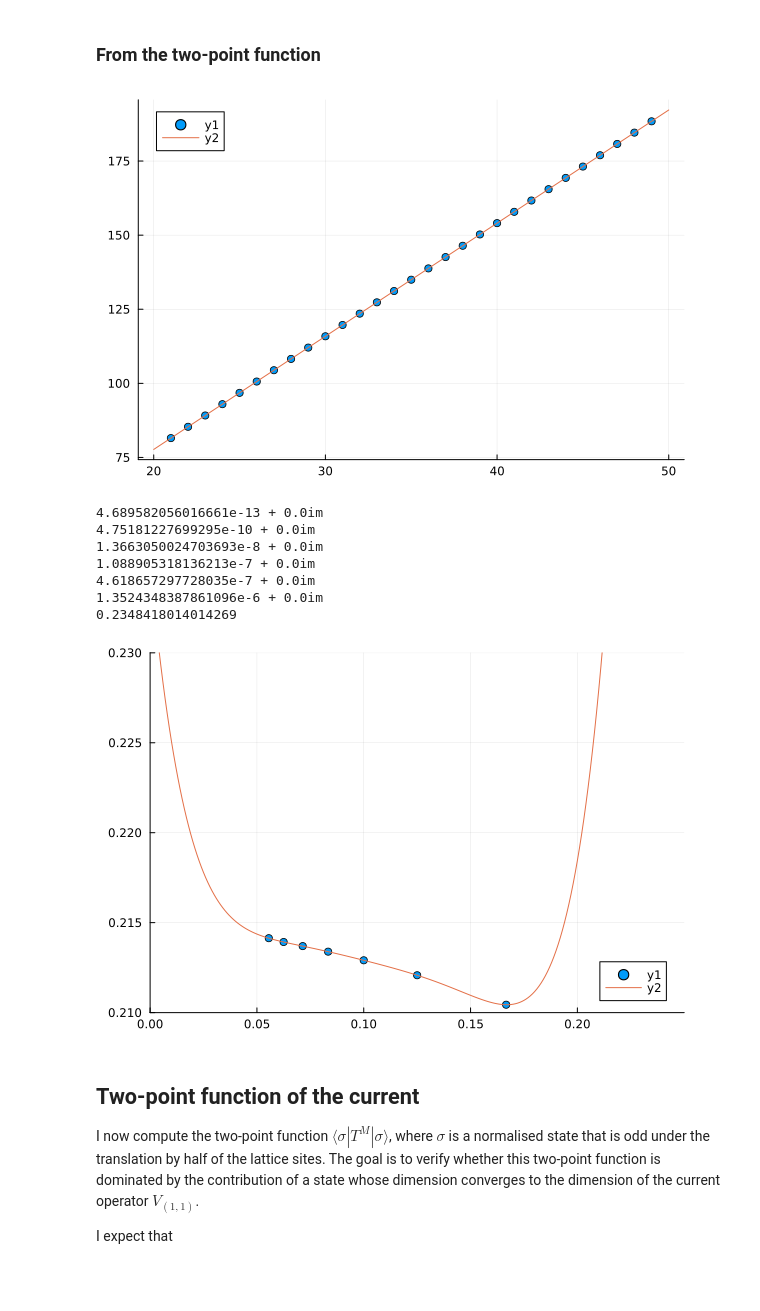
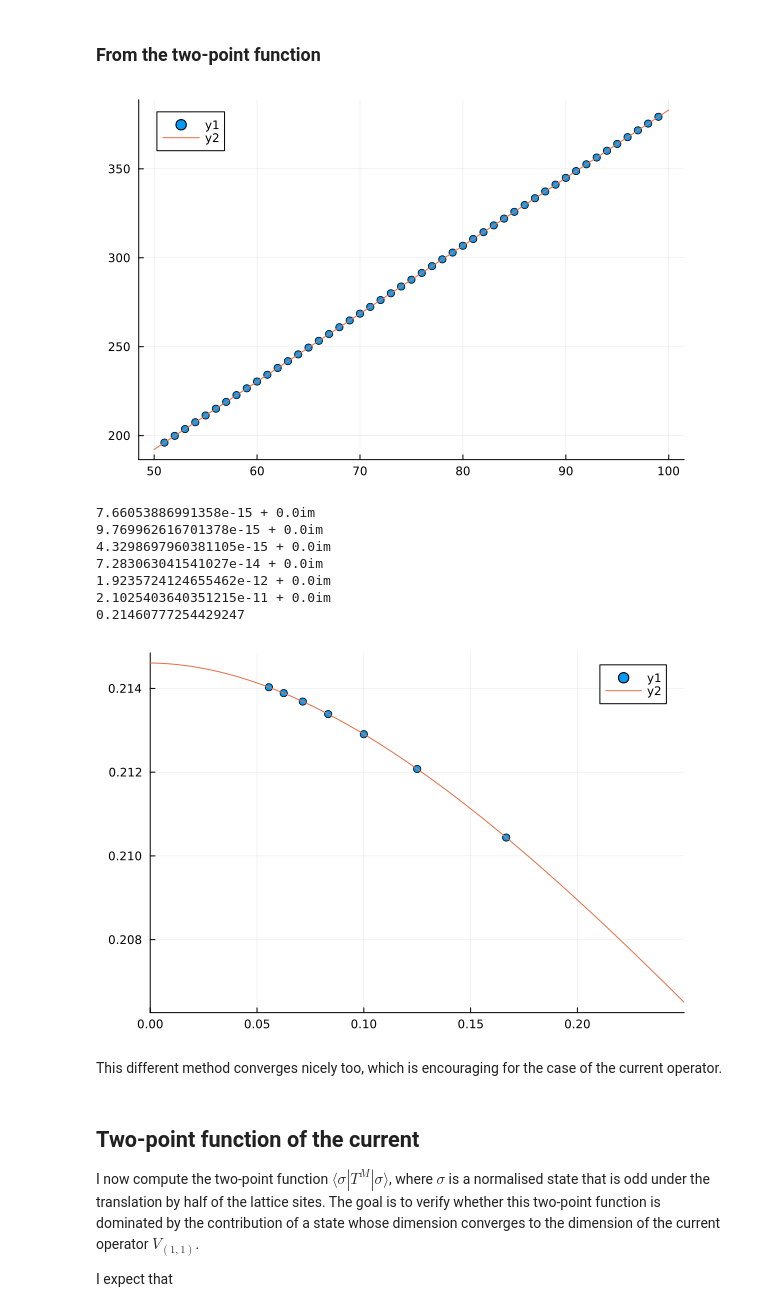
Before and after one commit to Paul-Roux-Phys/3pt-functions-loop-models, a Jupyter notebook: FK_loops/results/extrapolate.ipynb, the cells around one changed output. Drawn from its saved outputs; the diff is of its cells as text; code cells hidden in the pictures; blank space fills up the shorter version.

```diff
--- a/FK_loops/results/extrapolate.ipynb
+++ b/FK_loops/results/extrapolate.ipynb
@@ -124,50 +124,52 @@ data(L) = DataFrame(M = Ms(L), logC10 = Float64.(log.(C10Ls(L))))
 model(L) = lm(@formula(logC10 ~ M), data(L))
 
 L=6
-mesh = 20:0.1:50
+mesh = 50:0.1:100
 plt = scatter(Ms(L), log.(C10Ls(L)))
 linearfit(L) = coef(model(L))
 plot!(plt, mesh, linearfit(L)[1] .+ linearfit(L)[2].*mesh)
 display(plt)
 
 logΛ10(L) = fit(L)[2];
 for L in 6:2:16
     println(1-logΛ10(L)/log(Λ1(L)))
 end
 
 # using the linear fit we almost perfectly match the eigenvalues of the transfer matrix,
 # down to ~1e-7 at worst, using reasonably small cylinders: length 20-50.
 @variables Δ
 
 f10(L) = -logΛ10(L)/L
 
 # get an effective scaling dimension at size L
 eq(L) = f10(L)-f0(L) - π*Δ*2/L^2
 Δ_eff(L) = Symbolics.value(Symbolics.solve_for(eq(L), Δ))
 
 Lrange = 6:2:18
 Δ_effs = [Δ_eff(L) for L in Lrange]
 Ls = 1 ./ Lrange
 
 # interpolate the central charges to infinite size
 deg = length(Lrange)-1
 p1 = fit(Ls, Δ_effs)
 println(p1(0))
 
 # Plot to check soundness
 xfine = 0:0.001:0.25
 scatter(Ls, Δ_effs)
-plot!(xfine, p1.(xfine), xlims=(0, 0.25), ylims=(0.21, 0.23))
+plot!(xfine, p1.(xfine), xlims=(0, 0.25))
 # %% [output]
-[figure, old version]
+[figure, new version]
-4.689582056016661e-13 + 0.0im
-4.75181227699295e-10 + 0.0im
-1.3663050024703693e-8 + 0.0im
-1.088905318136213e-7 + 0.0im
-4.618657297728035e-7 + 0.0im
-1.3524348387861096e-6 + 0.0im
-0.2348418014014269
+7.66053886991358e-15 + 0.0im
+9.769962616701378e-15 + 0.0im
+4.3298697960381105e-15 + 0.0im
+7.283063041541027e-14 + 0.0im
+1.9235724124655462e-12 + 0.0im
+2.1025403640351215e-11 + 0.0im
+0.21460777254429247
-[figure, old version]
+[figure, new version]
+# %% [markdown]
+This different method converges nicely too, which is encouraging for the case of the current operator.
 # %% [markdown]
 ## Two-point function of the current
 
```
Also changed, not shown: parts of 2 cells of this notebook, 3 other files.
